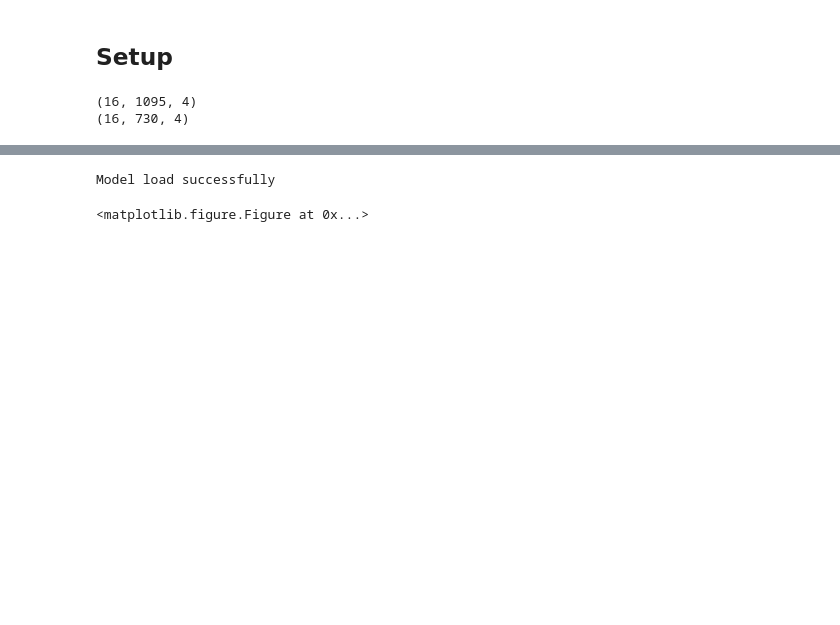
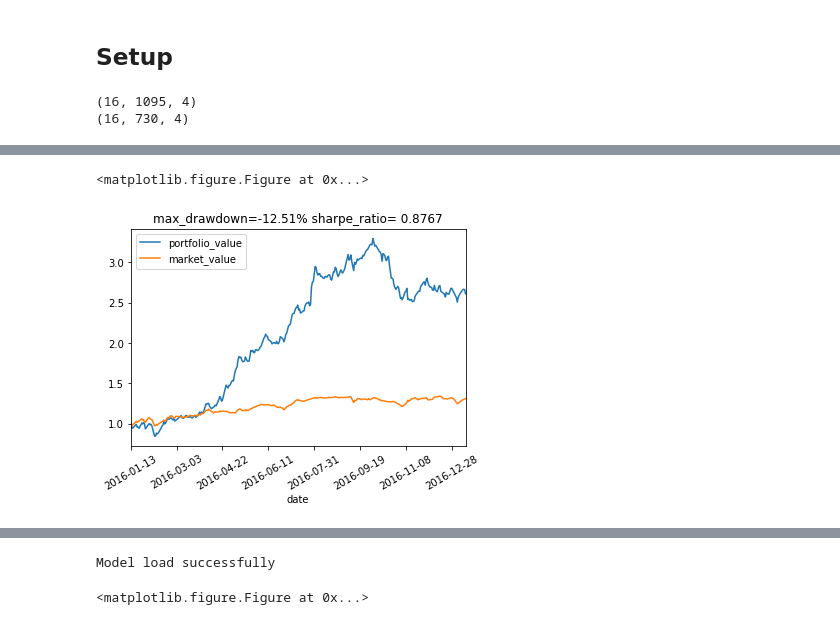
Before and after one commit to vermouth1992/drl-portfolio-management, a Jupyter notebook: src/ddpg_experiments.ipynb, the cells around one changed output, grey strips where cells are left out. Drawn from its saved outputs; the diff is of its cells as text; code cells hidden in the pictures; blank space fills up the shorter version.

```diff
--- a/src/ddpg_experiments.ipynb
+++ b/src/ddpg_experiments.ipynb
@@ -149,0 +158,19 @@ env._render()
+# %%
+# test on LSTM predictor, with batch norm and window length of 3
+sess = tf.Session()
+predictor_type = 'lstm'
+use_batch_norm = True
+actor = StockActor(sess, state_dim, action_dim, action_bound, 1e-4, tau, batch_size,
+                   predictor_type, use_batch_norm)
+critic = StockCritic(sess=sess, state_dim=state_dim, action_dim=action_dim, tau=1e-3,
+                     learning_rate=1e-3, num_actor_vars=actor.get_num_trainable_vars(),
+                     predictor_type=predictor_type, use_batch_norm=use_batch_norm)
+actor_noise = OrnsteinUhlenbeckActionNoise(mu=np.zeros(action_dim))
+
+model_save_path = get_model_path(window_length, predictor_type, use_batch_norm)
+summary_path = get_result_path(window_length, predictor_type, use_batch_norm)
+
+ddpg_model = DDPG(None, sess, actor, critic, actor_noise, obs_normalizer=obs_normalizer,
+                  config_file='config/stock.json', model_save_path=model_save_path,
+                  summary_path=summary_path)
+ddpg_model.initialize(load_weights=True, verbose=False)
@@ -150,2 +180,7 @@ env._render()
+# %%
+test_model(env, ddpg_model)
+# %% [output]
+<matplotlib.figure.Figure at 0x...>
+[figure, added]
 # %%
 from model.supervised.imitation_optimal_action import *
```
Also changed, not shown: parts of 15 cells of this notebook, 1 other file.
